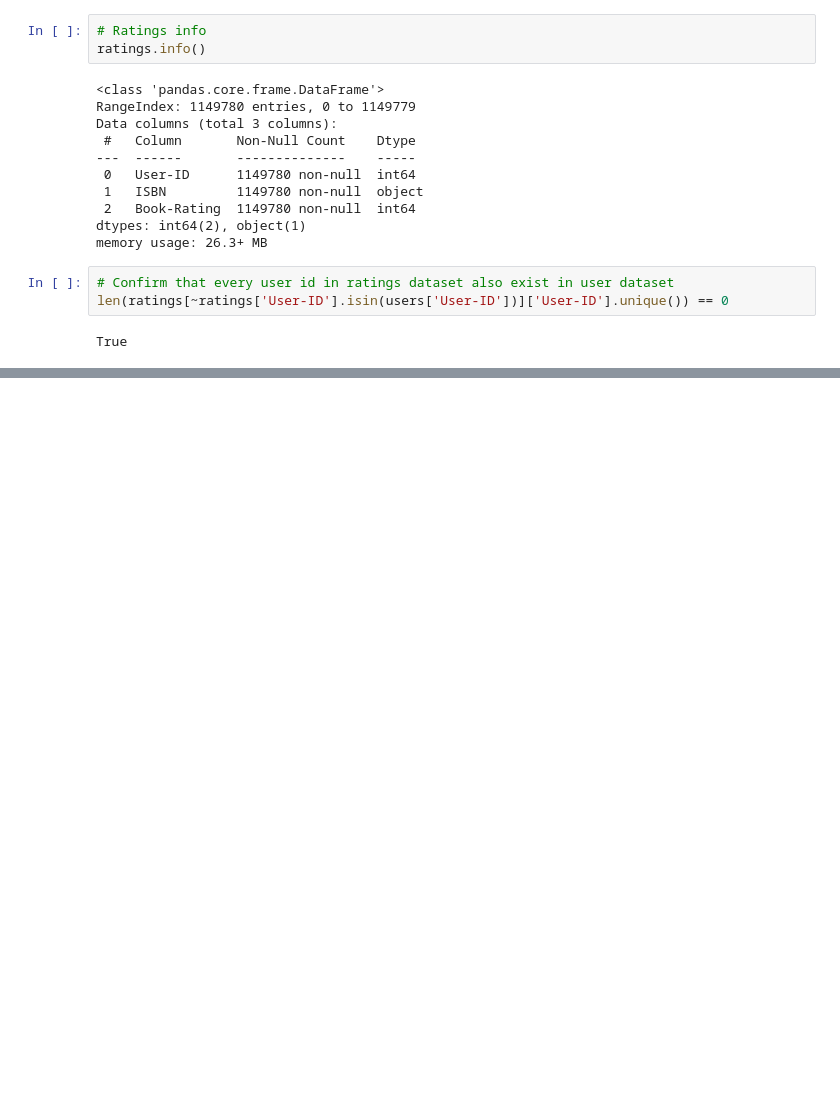
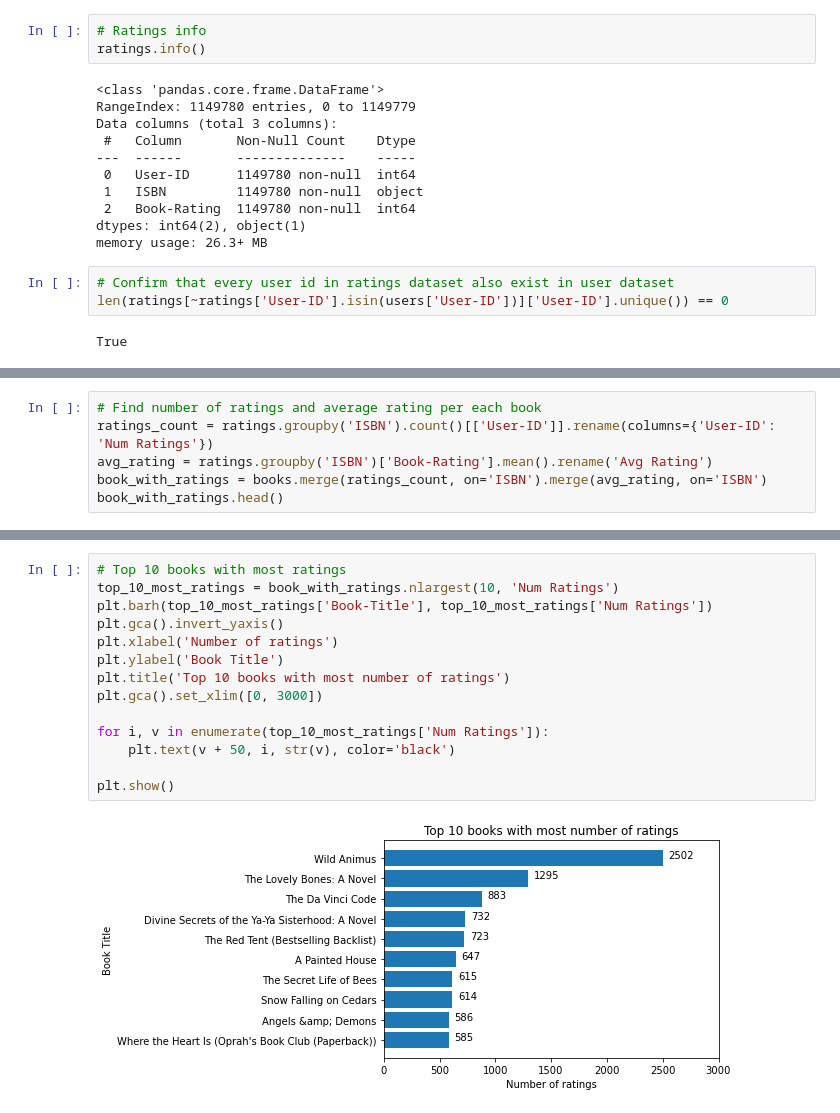
Before and after one commit to phuongnk27/Book-Recommendation, a Jupyter notebook: rec_system.ipynb, the cells around one changed output, grey strips where cells are left out. Cells and saved outputs as stored; diff of their text form; blank space fills up the shorter version.

```diff
--- a/rec_system.ipynb
+++ b/rec_system.ipynb
@@ -158,0 +166,6 @@ True
+# %%
+# Find number of ratings and average rating per each book
+ratings_count = ratings.groupby('ISBN').count()[['User-ID']].rename(columns={'User-ID': 'Num Ratings'})
+avg_rating = ratings.groupby('ISBN')['Book-Rating'].mean().rename('Avg Rating')
+book_with_ratings = books.merge(ratings_count, on='ISBN').merge(avg_rating, on='ISBN')
+book_with_ratings.head()
@@ -158,0 +179,16 @@ True
+# %%
+# Top 10 books with most ratings
+top_10_most_ratings = book_with_ratings.nlargest(10, 'Num Ratings')
+plt.barh(top_10_most_ratings['Book-Title'], top_10_most_ratings['Num Ratings'])
+plt.gca().invert_yaxis()
+plt.xlabel('Number of ratings')
+plt.ylabel('Book Title')
+plt.title('Top 10 books with most number of ratings')
+plt.gca().set_xlim([0, 3000])
+
+for i, v in enumerate(top_10_most_ratings['Num Ratings']):
+    plt.text(v + 50, i, str(v), color='black')
+
+plt.show()
+# %% [output]
+[figure, added]
```
Also changed, not shown: parts of 12 cells of this notebook.
